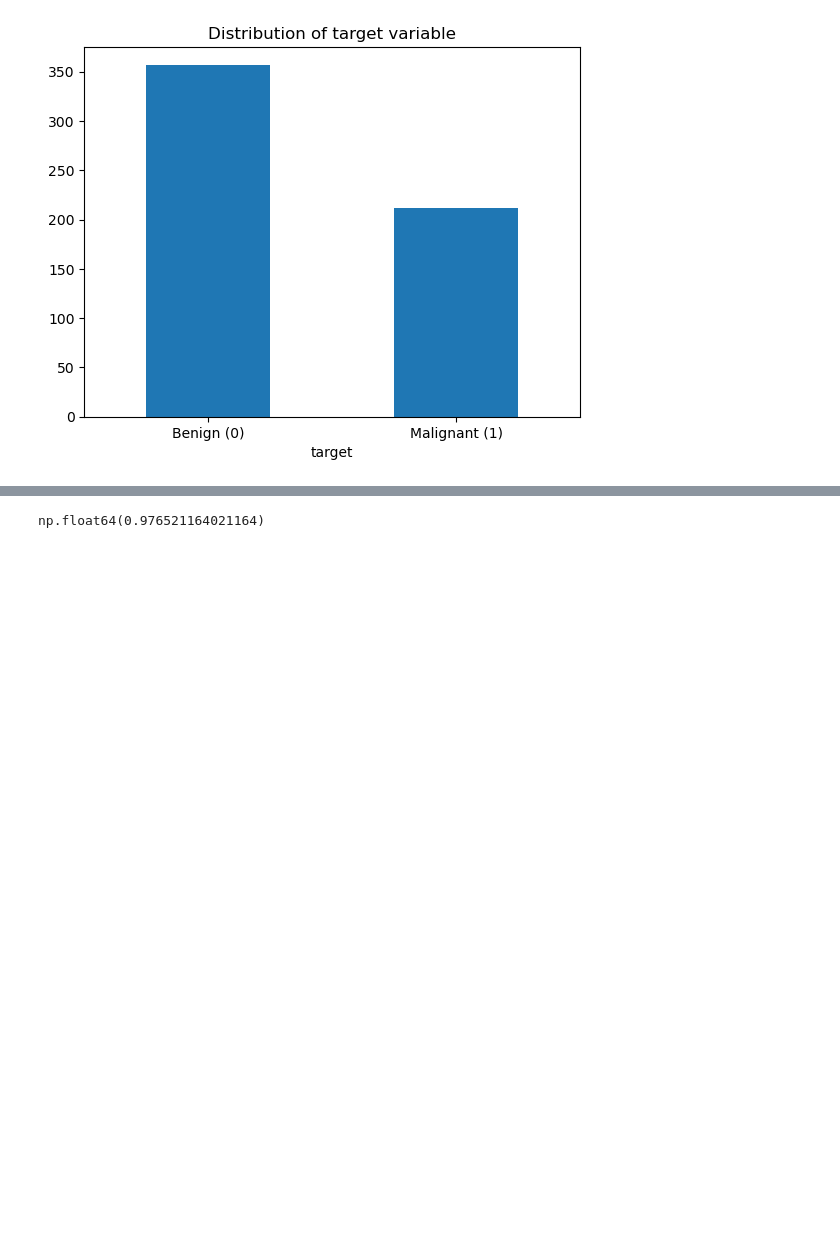
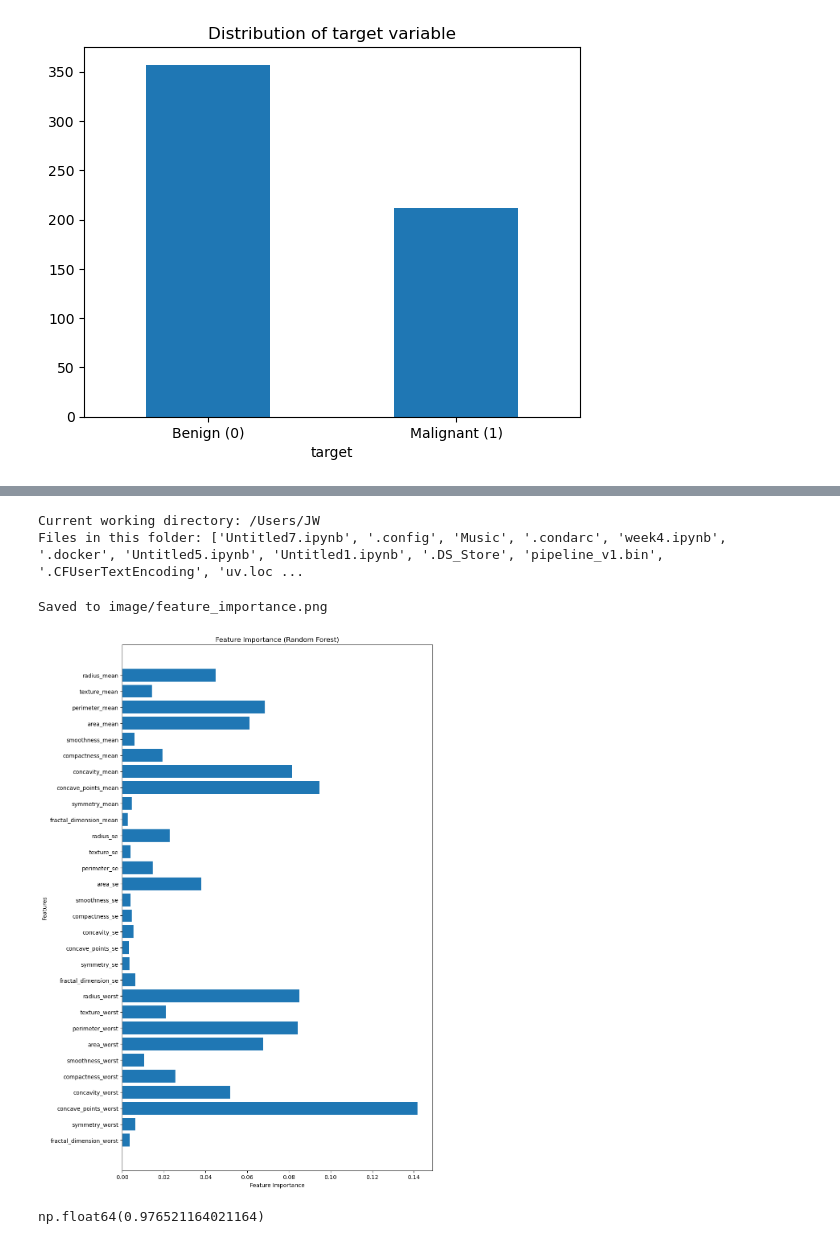
Before and after one commit to joecjoecjoec/breast-cancer-ml-project, a Jupyter notebook: Notebook.ipynb, the cells around one changed output, grey strips where cells are left out. Saved outputs shown, nothing was run; the diff lists cells and outputs as text; code cells hidden in the pictures; blank space fills up the shorter version.

Commit message:
Add EDA images and update README + Notebook

```diff
--- a/Notebook.ipynb
+++ b/Notebook.ipynb
@@ -177,6 +207,55 @@ Features most strongly correlated with malignancy include:
 
 The dataset is clean (no missing values), contains meaningful patterns, and shows strong signal between features and the target.
 This suggests that machine learning models—especially linear models and tree-based models—should perform well.
+# %%
+import os
+print("Current working directory:", os.getcwd())
+print("Files in this folder:", os.listdir())
+# %% [output]
+Current working directory: /Users/JW
+Files in this folder: ['Untitled7.ipynb', '.config', 'Music', '.condarc', 'week4.ipynb', '.docker', 'Untitled5.ipynb', 'Untitled1.ipynb', '.DS_Store', 'pipeline_v1.bin', '.CFUserTextEncoding', 'uv.loc ...
+# %%
+with open("model_rf.bin", "rb") as f:
+    model = pickle.load(f)
+# %%
+import pickle
+import pandas as pd
+import matplotlib.pyplot as plt
+
+# 1. Load your trained model
+with open("model_rf.bin", "rb") as f:
+    model = pickle.load(f)
+
+# 2. Load the dataset to get feature names
+df = pd.read_csv("breast-cancer.csv")
+
+# same preprocessing as train.py
+df.columns = df.columns.str.lower().str.replace(" ", "_").str.replace("-", "_")
+
+df["target"] = df["diagnosis"].map({"M": 1, "B": 0})
+df = df.drop(columns=["id", "diagnosis"])
+
+X = df.drop(columns=["target"])
+
+# 3. Get feature importance
+importances = model.feature_importances_
+feature_names = X.columns
+
+# 4. Plot
+plt.figure(figsize=(10, 14))
+plt.barh(feature_names, importances)
+plt.xlabel("Feature Importance")
+plt.ylabel("Features")
+plt.title("Feature Importance (Random Forest)")
+plt.gca().invert_yaxis()  # Largest importance at top
+plt.tight_layout()
+
+# 5. Save to file in your image folder
+plt.savefig("image/feature_importance.png")
+print("Saved to image/feature_importance.png")
+# %% [output]
+Saved to image/feature_importance.png
+[figure, added]
 # %%
 ## 3. Model Training and Selection
 # %%
```
Also changed, not shown: parts of 9 cells of this notebook, 9 other files.
